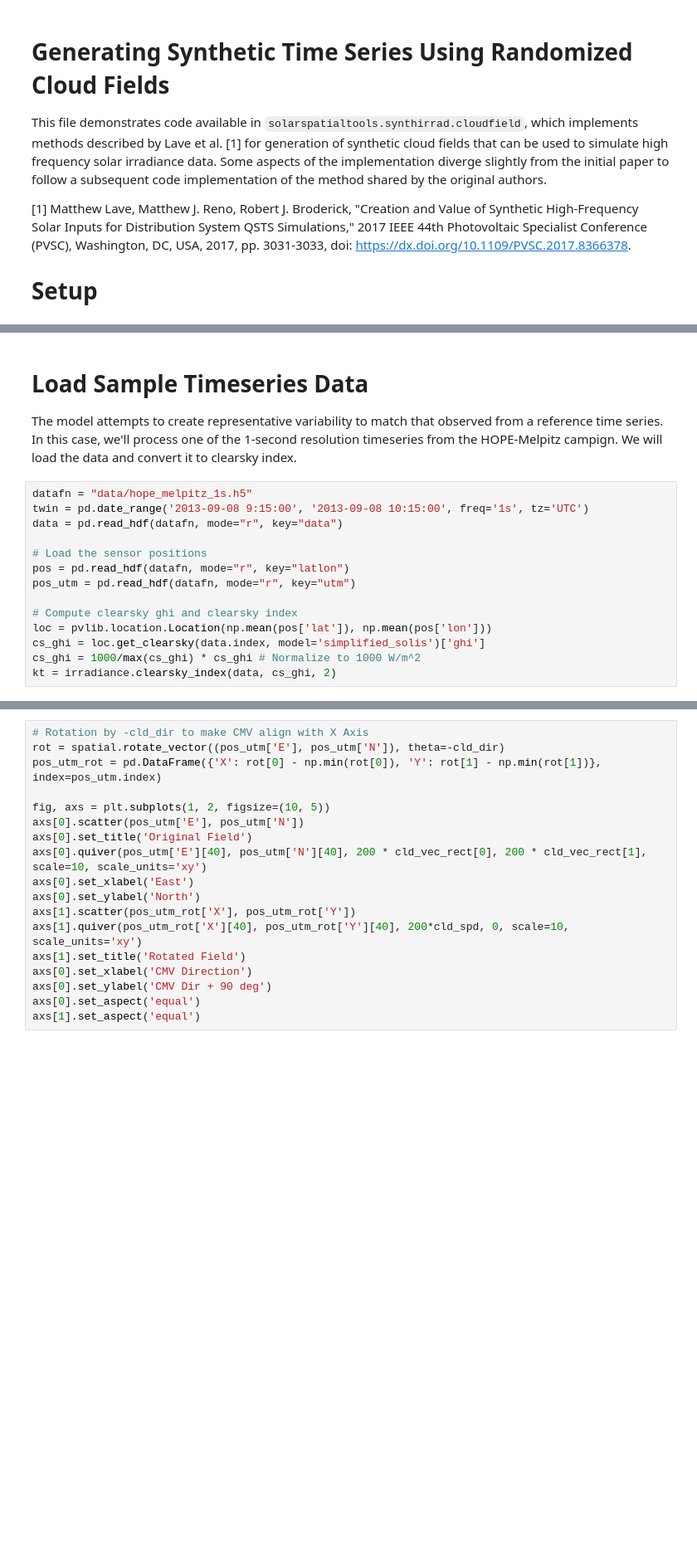
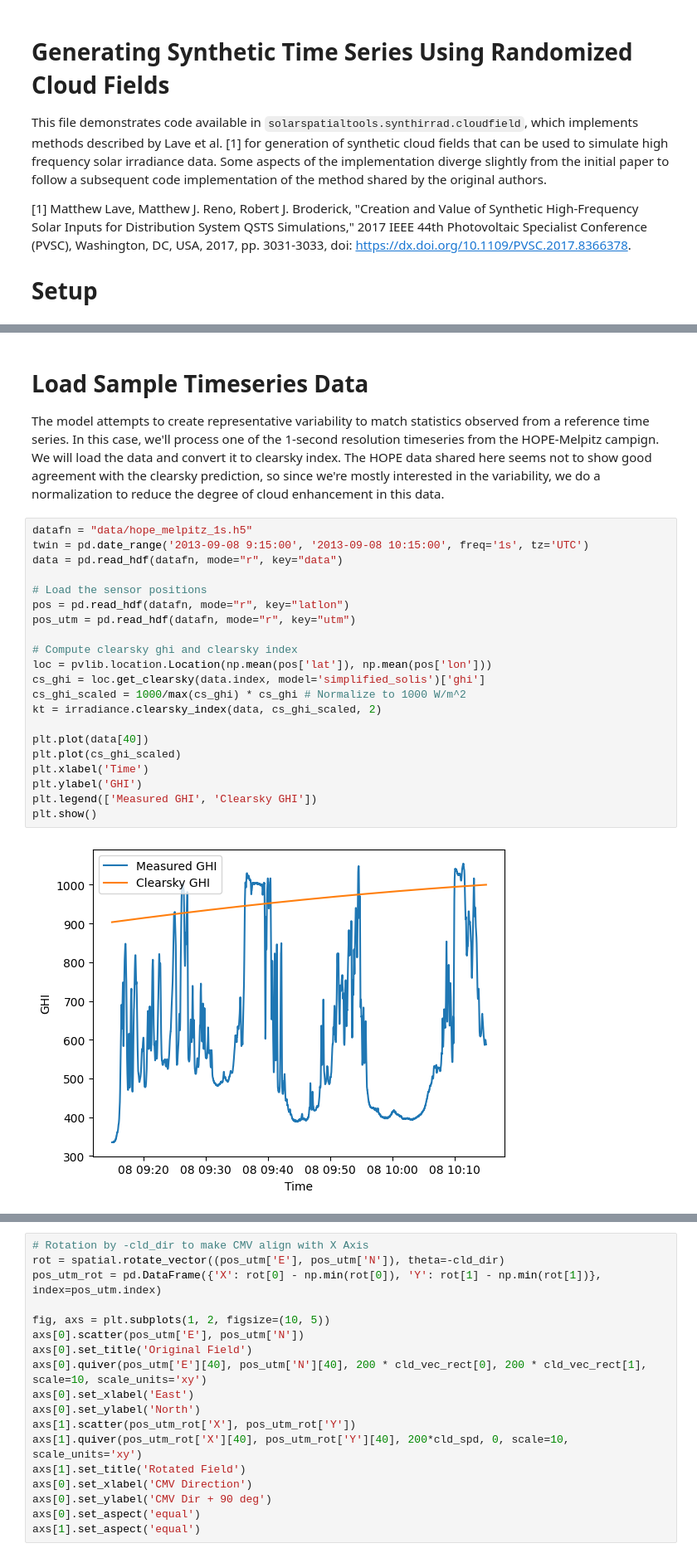
Before and after one commit to jranalli/solarspatialtools, a Jupyter notebook: demos/synthetic_clouds_demo.ipynb, the cells around one changed output, grey strips where cells are left out. Shown at 83% size. Cells and saved outputs as stored; diff of their text form; blank space fills up the shorter version.

Commit message:
Improving cloud field demo

```diff
--- a/demos/synthetic_clouds_demo.ipynb
+++ b/demos/synthetic_clouds_demo.ipynb
@@ -20,18 +20,27 @@ from solarspatialtools.synthirrad.cloudfield import get_timeseries_stats, cloudf
 # %% [markdown]
 # Load Sample Timeseries Data
-The model attempts to create representative variability to match that observed from a reference time series. In this case, we'll process one of the 1-second resolution timeseries from the HOPE-Melpitz campign. We will load the data and convert it to clearsky index.
+The model attempts to create representative variability to match statistics observed from a reference time series. In this case, we'll process one of the 1-second resolution timeseries from the HOPE-Melpitz campign. We will load the data and convert it to clearsky index. The HOPE data shared here seems not to show good agreement with the clearsky prediction, so since we're mostly interested in the variability, we do a normalization to reduce the degree of cloud enhancement in this data.
 # %%
 datafn = "data/hope_melpitz_1s.h5"
 twin = pd.date_range('2013-09-08 9:15:00', '2013-09-08 10:15:00', freq='1s', tz='UTC')
 data = pd.read_hdf(datafn, mode="r", key="data")
 
 # Load the sensor positions
 pos = pd.read_hdf(datafn, mode="r", key="latlon")
 pos_utm = pd.read_hdf(datafn, mode="r", key="utm")
 
 # Compute clearsky ghi and clearsky index
 loc = pvlib.location.Location(np.mean(pos['lat']), np.mean(pos['lon']))
 cs_ghi = loc.get_clearsky(data.index, model='simplified_solis')['ghi']
-cs_ghi = 1000/max(cs_ghi) * cs_ghi # Normalize to 1000 W/m^2
-kt = irradiance.clearsky_index(data, cs_ghi, 2)
+cs_ghi_scaled = 1000/max(cs_ghi) * cs_ghi # Normalize to 1000 W/m^2
+kt = irradiance.clearsky_index(data, cs_ghi_scaled, 2)
+
+plt.plot(data[40])
+plt.plot(cs_ghi_scaled)
+plt.xlabel('Time')
+plt.ylabel('GHI')
+plt.legend(['Measured GHI', 'Clearsky GHI'])
+plt.show()
+# %% [output]
+[figure, added]
 # %% [markdown]
```
Also changed, not shown: parts of 15 cells of this notebook, 2 other files.
